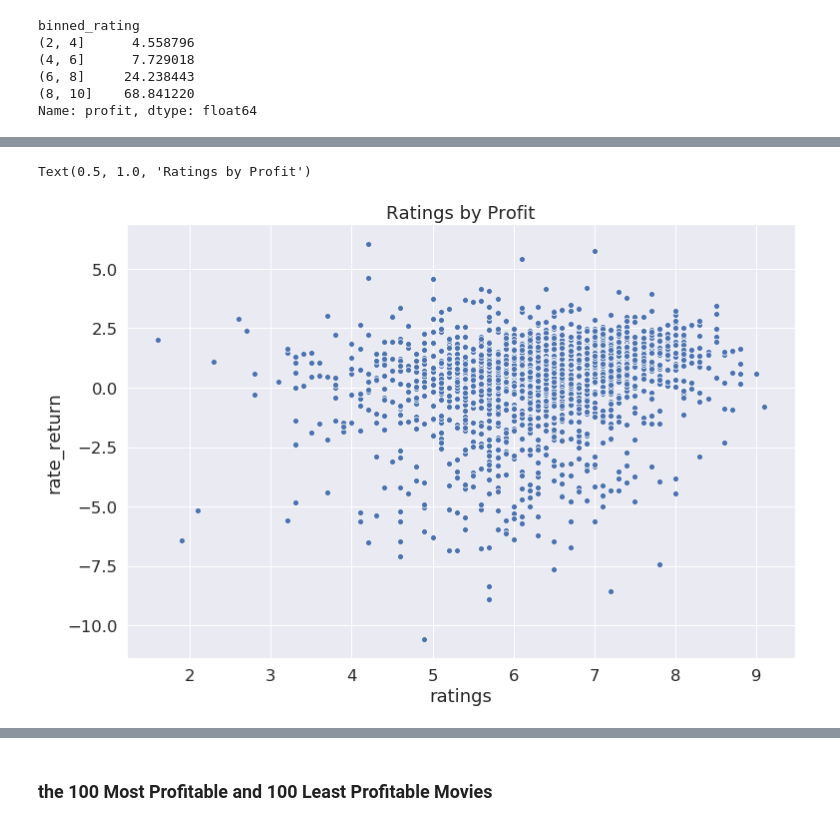
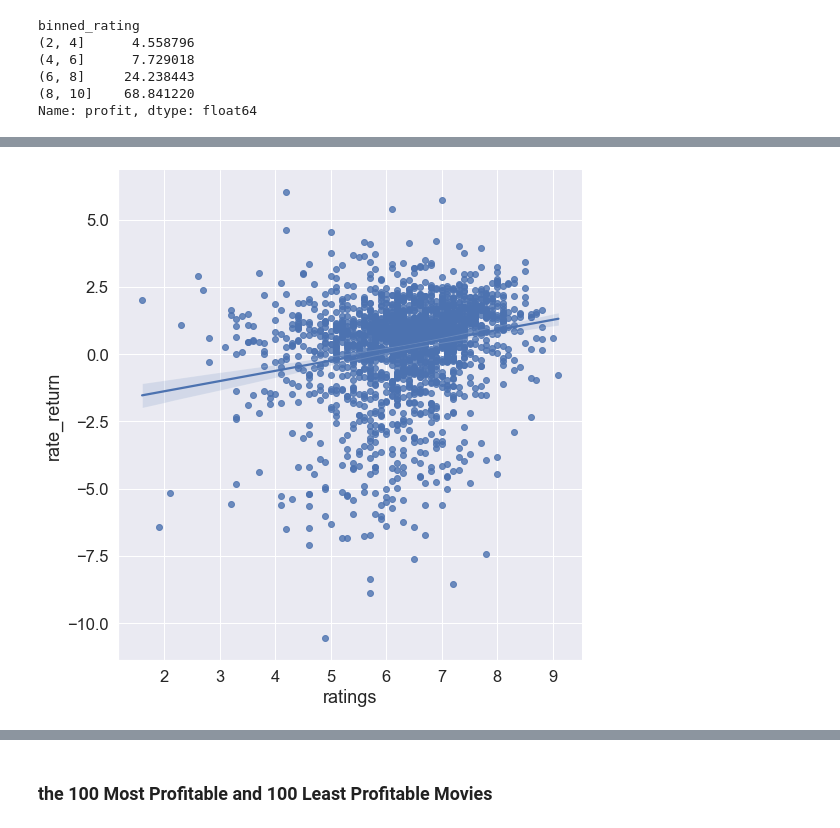
Before and after one commit to jagan-singh/Movie-Analysis-Mod1, a Jupyter notebook: 02_dataset-analysis.ipynb, the cells around one changed output, grey strips where cells are left out. Saved outputs shown, nothing was run; the diff lists cells and outputs as text; code cells hidden in the pictures.

Commit message:
updated ratings plot

```diff
--- a/02_dataset-analysis.ipynb
+++ b/02_dataset-analysis.ipynb
@@ -102,12 +102,10 @@ Text(0.5, 1.0, 'Ratings by Profit')
 # %%
 #rating and profit graph
-plt.figure(figsize=(12,8))
 sns.set(font_scale = 1.5)
-ax = sns.scatterplot('ratings', 'rate_return', data=merged[['ratings','rate_return']])
-ax.set_title("Ratings by Profit")
+ax = sns.lmplot('ratings', 'rate_return', data=merged[['ratings','rate_return']],height=8, aspect=1)
+#ax.set_title("Ratings by Profit")
 # %% [output]
-Text(0.5, 1.0, 'Ratings by Profit')
-[figure, old version]
+[figure, new version]
 # %%
 #Average profit of movies grouped by rating
 plt.figure(figsize=(12,8))
```
Also changed, not shown: parts of 9 cells of this notebook.
